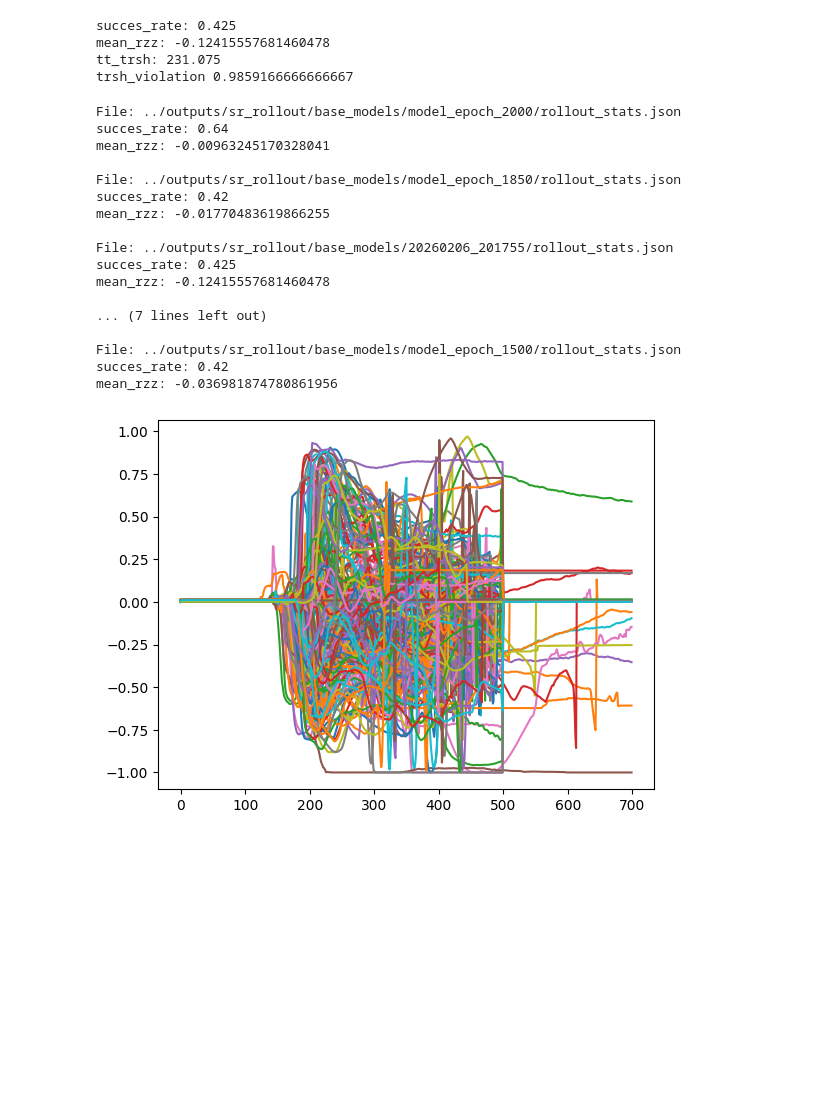
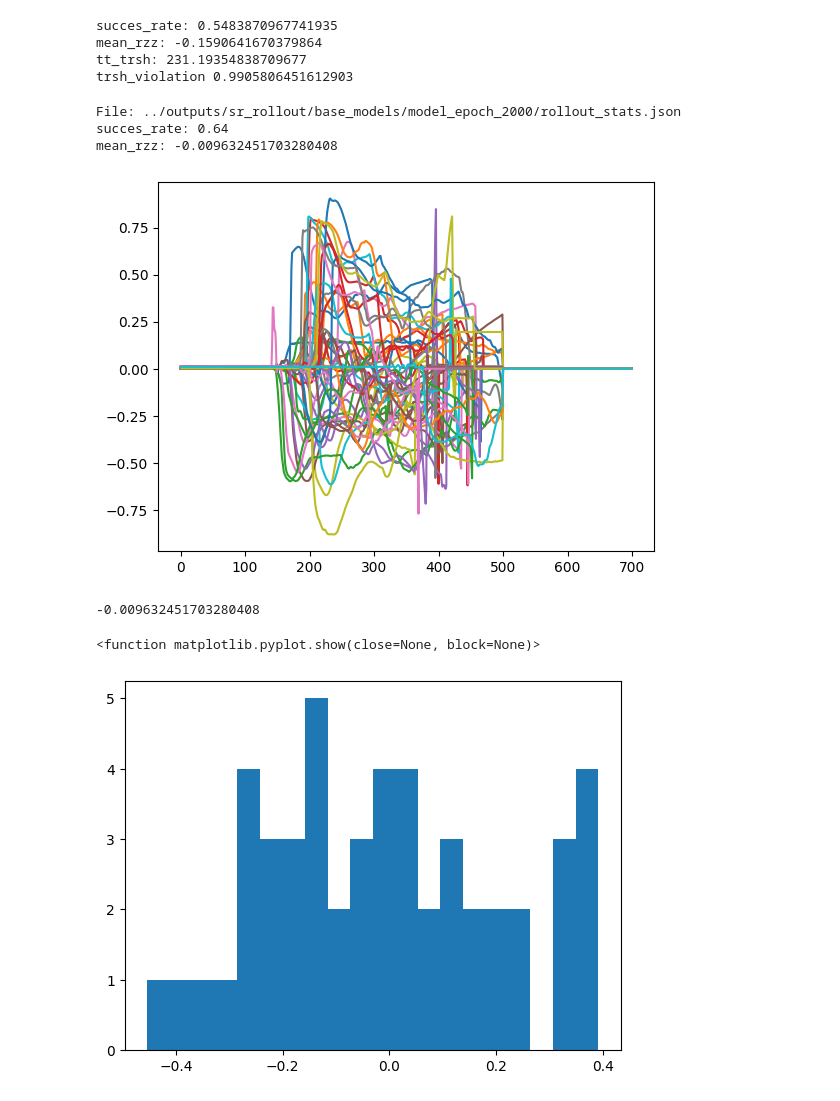
Before and after one commit to moritz-zoellner/guided-diffusion, a Jupyter notebook: experiments/analysis.ipynb, the cells around one changed output. Saved outputs shown, nothing was run; the diff lists cells and outputs as text; code cells hidden in the pictures; blank space fills up the shorter version.

```diff
--- a/experiments/analysis.ipynb
+++ b/experiments/analysis.ipynb
@@ -22,67 +26,67 @@ plt.show()
 # %%
-def get_metrics(stats):
+
+
+def get_metrics(stats, horizon=700):
     success = np.array([k['Success_Rate'] for k in stats])
-    rzz = np.array([np.pad(np.array(k['Rzz_List']), (0,700 - len(k['Rzz_List'])), constant_values=0) for k in stats])[:,150:400]
+    rzz = np.array([np.pad(np.array(k['Rzz_List'][:horizon]), (0,horizon - len(k['Rzz_List'][:horizon])), constant_values=0) for k in stats])[:,150:min(horizon,400)]
 
     succes_rate = np.mean(success)
-    mean = rzz.mean()
+    mean = rzz.mean(axis=1)
 
     trsh = np.cos(np.deg2rad(45))
     tt_trsh = np.where(np.argmax(rzz>trsh, axis=1) > 0, np.argmax(rzz>trsh, axis=1), rzz.shape[1])
-    trsh_violation = 1 - np.sum(rzz>trsh, axis=1) / 300
+    trsh_violation = 1 - np.sum(rzz>trsh, axis=1) / (min(horizon,400) - 150)
 
     return succes_rate, mean, tt_trsh, trsh_violation
 # %%
 succes_rate, mean_rzz, tt_trsh, trsh_violation = get_metrics(stats)
 print(f'succes_rate: {succes_rate}\n'
-      f'mean_rzz: {mean_rzz}\n'
+      f'mean_rzz: {np.mean(mean_rzz)}\n'
       f'tt_trsh: {np.mean(tt_trsh)}\n'
       f'trsh_violation {np.mean(trsh_violation)}'
       )
 # %% [output]
-succes_rate: 0.425
-mean_rzz: -0.12415557681460478
-tt_trsh: 231.075
-trsh_violation 0.9859166666666667
+succes_rate: 0.5483870967741935
+mean_rzz: -0.1590641670379864
+tt_trsh: 231.19354838709677
+trsh_violation 0.9905806451612903
 # %%
 from pathlib import Path
 
 root_dir = Path('../outputs/sr_rollout/base_models')
+all_means = []
+
 
 for subdir in root_dir.iterdir():
+    if subdir.name != 'model_epoch_2000': continue
     stats_file = subdir / 'rollout_stats.json'
     with Path.open(stats_file) as f:
         stats = json.load(f)
         print(f'File: {stats_file}')
-        succes_rate, mean_rzz, tt_trsh, trsh_violation = get_metrics(stats)
+        succes_rate, mean_rzz, tt_trsh, trsh_violation = get_metrics(stats,horizon=500)
+        all_means += list(mean_rzz)
         print(f'succes_rate: {succes_rate}\n'
-            f'mean_rzz: {mean_rzz}\n'
+            f'mean_rzz: {np.mean(mean_rzz)}\n'
             # f'tt_trsh: {np.mean(tt_trsh)}\n'
             # f'trsh_violation {np.mean(trsh_violation)}'
             )
         success = np.array([k['Success_Rate'] for k in stats])
         rzz = np.array([np.pad(np.array(k['Rzz_List']), (0,700 - len(k['Rzz_List'])), constant_values=0) for k in stats])
 
         plt.plot(rzz.T)
 plt.show()
 # %% [output]
 File: ../outputs/sr_rollout/base_models/model_epoch_2000/rollout_stats.json
 succes_rate: 0.64
-mean_rzz: -0.00963245170328041
-
-File: ../outputs/sr_rollout/base_models/model_epoch_1850/rollout_stats.json
-succes_rate: 0.42
-mean_rzz: -0.01770483619866255
-
-File: ../outputs/sr_rollout/base_models/20260206_201755/rollout_stats.json
-succes_rate: 0.425
-mean_rzz: -0.12415557681460478
-
-... (7 lines left out)
-
-File: ../outputs/sr_rollout/base_models/model_epoch_1500/rollout_stats.json
-succes_rate: 0.42
-mean_rzz: -0.036981874780861956
+mean_rzz: -0.009632451703280408
-[figure, old version]
+[figure, new version]
+# %%
+print(np.mean(all_means))
+plt.hist(all_means, bins=20)
+plt.show
+# %% [output]
+-0.009632451703280408
+<function matplotlib.pyplot.show(close=None, block=None)>
+[figure, added]
 # %%
 
```
Also changed, not shown: parts of 4 cells of this notebook, 10 other files.
